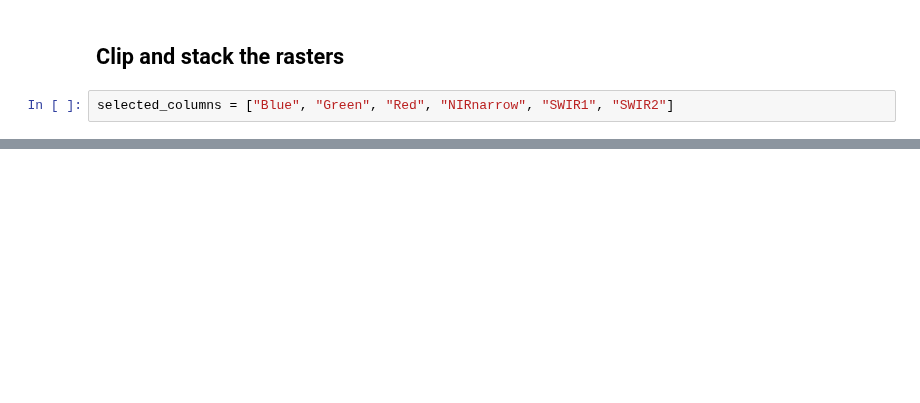
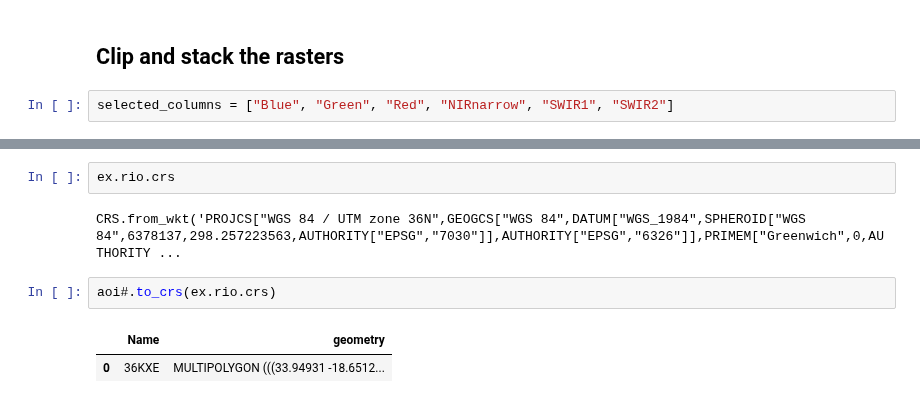
Before and after one commit to TUW-GEO/environmental-remote-sensing, a Jupyter notebook: HLSstacking_rasterio.ipynb, the cells around one changed output, grey strips where cells are left out. Drawn from its saved outputs; the diff is of its cells as text; blank space fills up the shorter version.

```diff
--- a/HLSstacking_rasterio.ipynb
+++ b/HLSstacking_rasterio.ipynb
@@ -185,0 +152,9 @@ for observation_name, observation_files in both_frame.iterrows():
+# %%
+ex.rio.crs
+# %% [output]
+CRS.from_wkt('PROJCS["WGS 84 / UTM zone 36N",GEOGCS["WGS 84",DATUM["WGS_1984",SPHEROID["WGS 84",6378137,298.257223563,AUTHORITY["EPSG","7030"]],AUTHORITY["EPSG","6326"]],PRIMEM["Greenwich",0,AUTHORITY ...
+# %%
+aoi#.to_crs(ex.rio.crs)
+# %% [output]
+|  | Name | geometry |
+| 0 | 36KXE | MULTIPOLYGON (((33.94931 -18.6512... |
```
Also changed, not shown: parts of 9 cells of this notebook, 1 other file.
